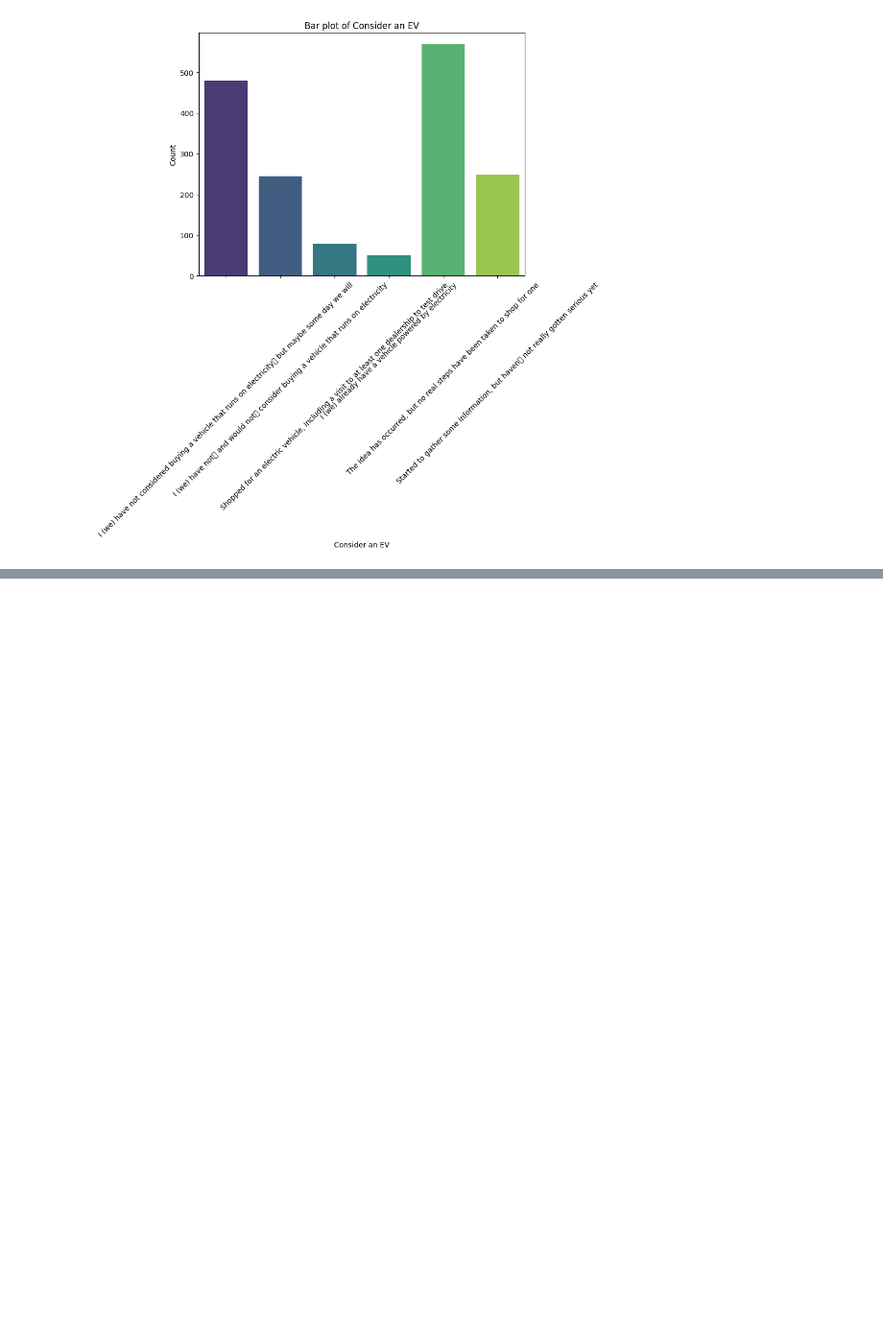
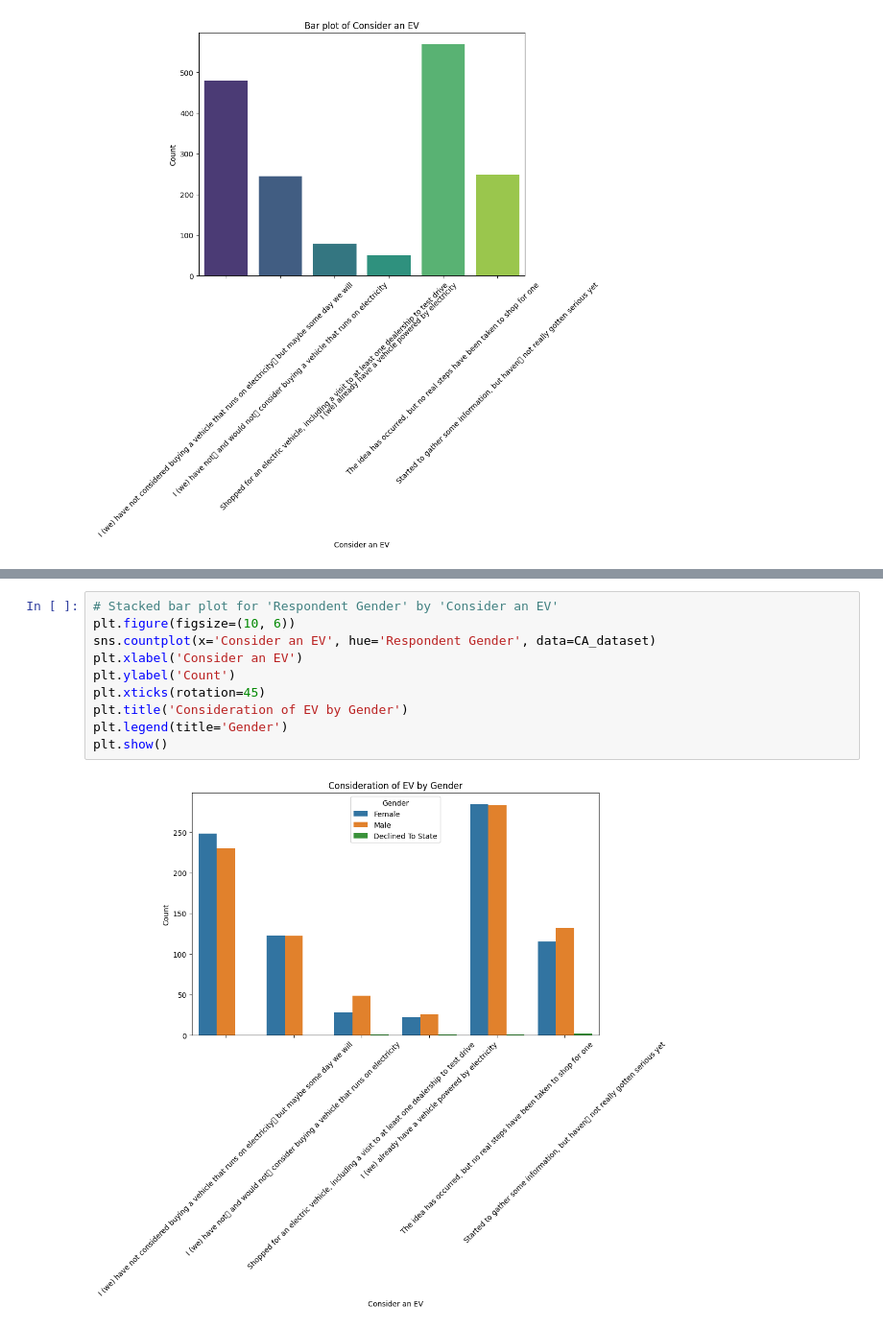
Before and after one commit to kkrusere/EV_Market-Analysis-and-Consumer-Behavior, a Jupyter notebook: data_collection_&_EDA.ipynb, the cells around one changed output, grey strips where cells are left out. Shown at 96% size. Saved outputs shown, nothing was run; the diff lists cells and outputs as text; blank space fills up the shorter version.

```diff
--- a/data_collection_&_EDA.ipynb
+++ b/data_collection_&_EDA.ipynb
@@ -129,0 +140,12 @@ Passing `palette` without assigning `hue` is deprecated and will be removed in v
+# %%
+# Stacked bar plot for 'Respondent Gender' by 'Consider an EV'
+plt.figure(figsize=(10, 6))
+sns.countplot(x='Consider an EV', hue='Respondent Gender', data=CA_dataset)
+plt.xlabel('Consider an EV')
+plt.ylabel('Count')
+plt.xticks(rotation=45)
+plt.title('Consideration of EV by Gender')
+plt.legend(title='Gender')
+plt.show()
+# %% [output]
+[figure, added]
```
Also changed, not shown: parts of 4 cells of this notebook.
